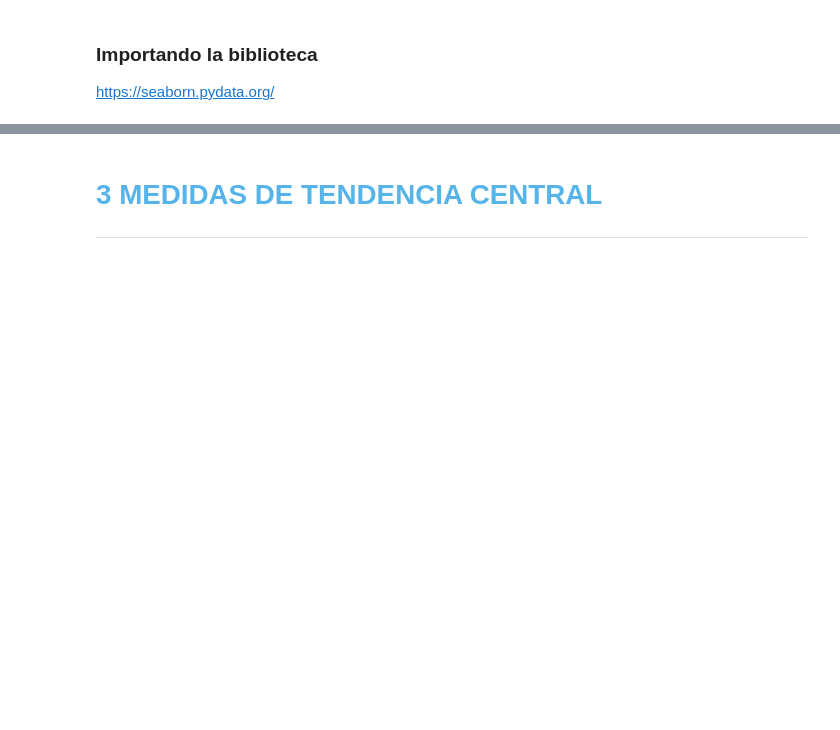
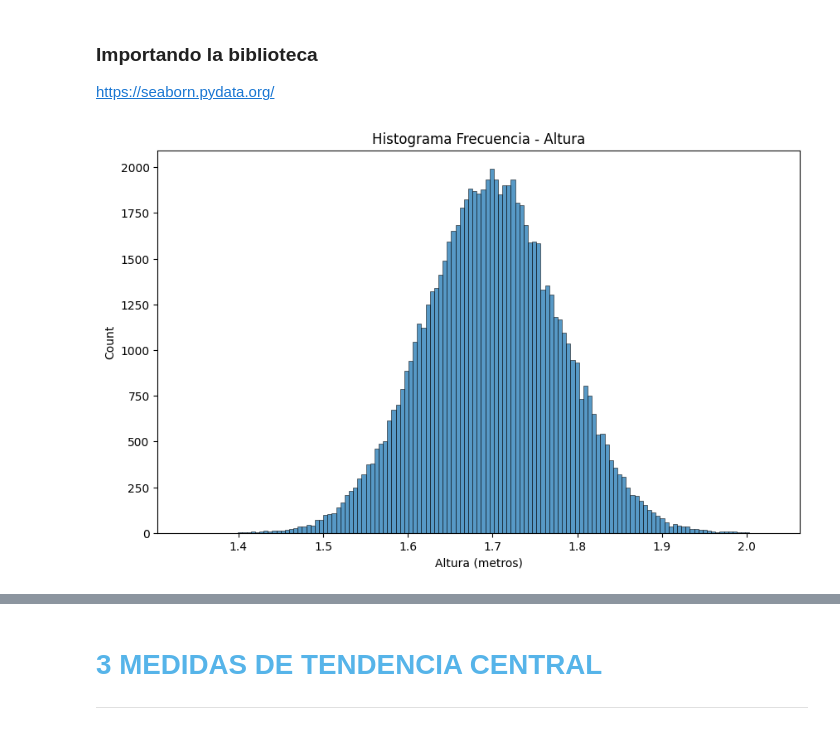
Before and after one commit to wimero72/Curso-de-Estadistica-con-Python-Aula-1, a Jupyter notebook: Curso_de_Estadística_con_Python_1.ipynb, the cells around one changed output, grey strips where cells are left out. Cells and saved outputs as stored; diff of their text form; code cells hidden in the pictures; blank space fills up the shorter version.

```diff
--- a/Curso_de_Estadística_con_Python_1.ipynb
+++ b/Curso_de_Estadística_con_Python_1.ipynb
@@ -540 +531,9 @@ import seaborn as sns
+# %%
+plt.figure(figsize=(10, 6))
+ax = sns.histplot(data=datos, x='Altura', kde=False)
+ax.set_title('Histograma Frecuencia - Altura')
+ax.set_xlabel('Altura (metros)')
+plt.show()
+# %% [output]
+[figure, added]
 # %%
```
Also changed, not shown: parts of 11 cells of this notebook.
